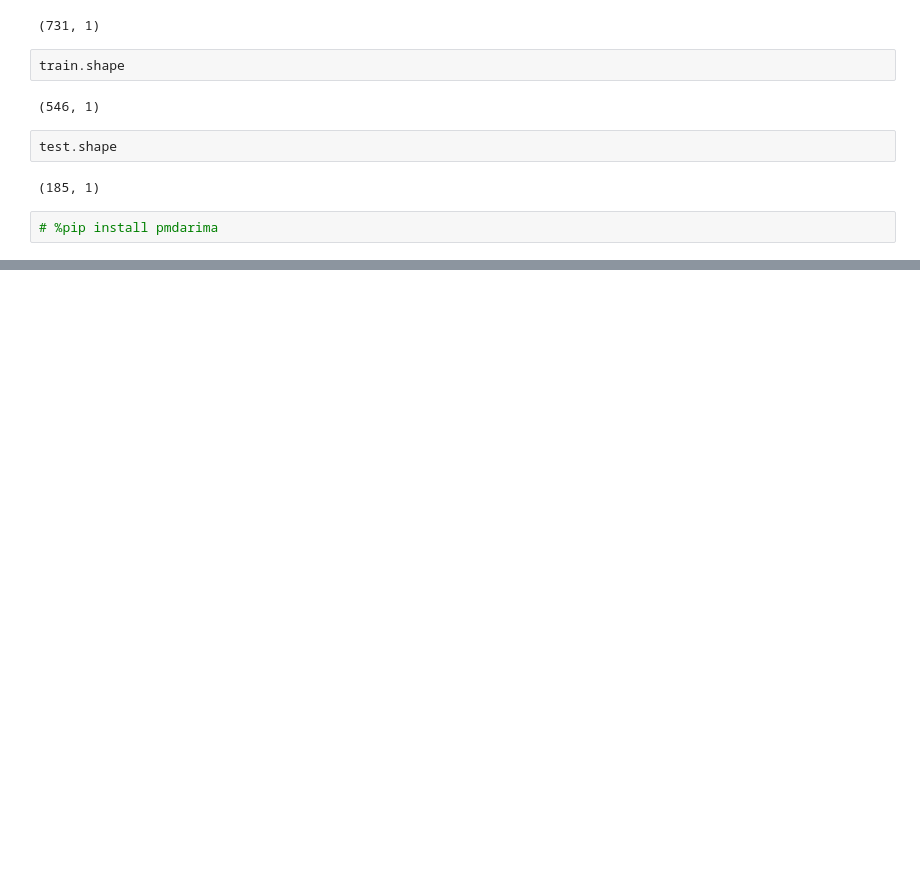
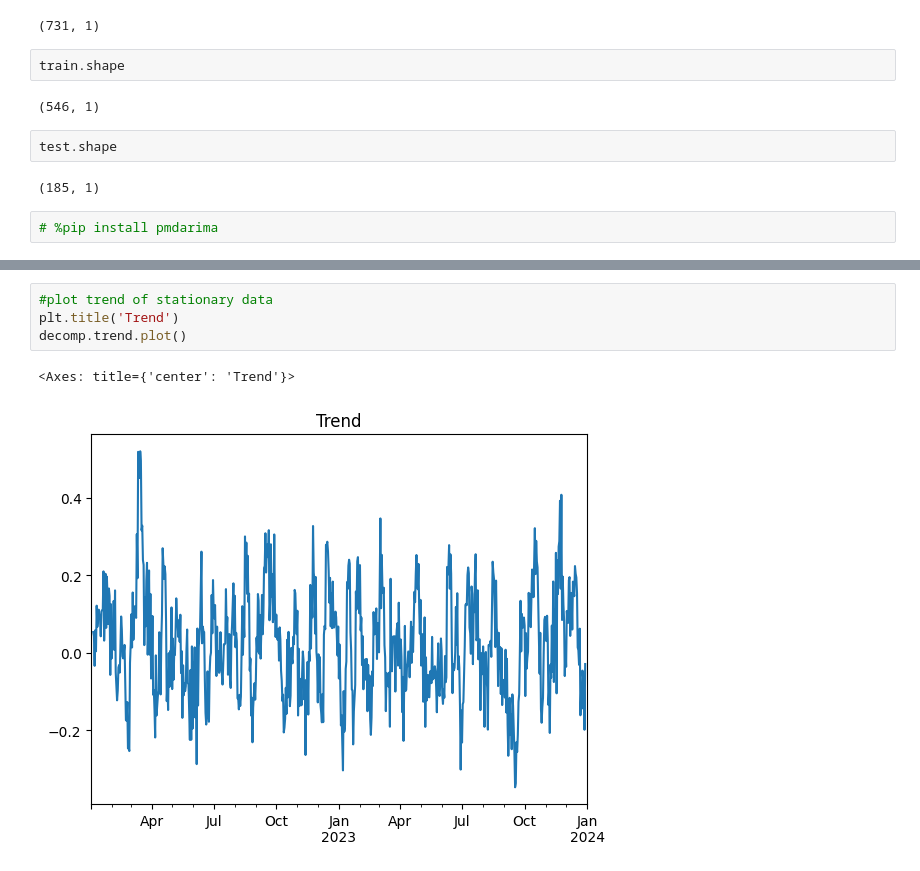
Before and after one commit to Krescenskok/DataScienceSessions, a Jupyter notebook: TimeSeriesAnalysis.ipynb, the cells around one changed output, grey strips where cells are left out. Drawn from its saved outputs; the diff is of its cells as text; blank space fills up the shorter version.

```diff
--- a/TimeSeriesAnalysis.ipynb
+++ b/TimeSeriesAnalysis.ipynb
@@ -341,0 +431,7 @@ Total fit time: 1.277 seconds
+# %%
+#plot trend of stationary data
+plt.title('Trend')
+decomp.trend.plot()
+# %% [output]
+<Axes: title={'center': 'Trend'}>
+[figure, added]
```
Also changed, not shown: parts of 59 cells of this notebook, 2 other files.
